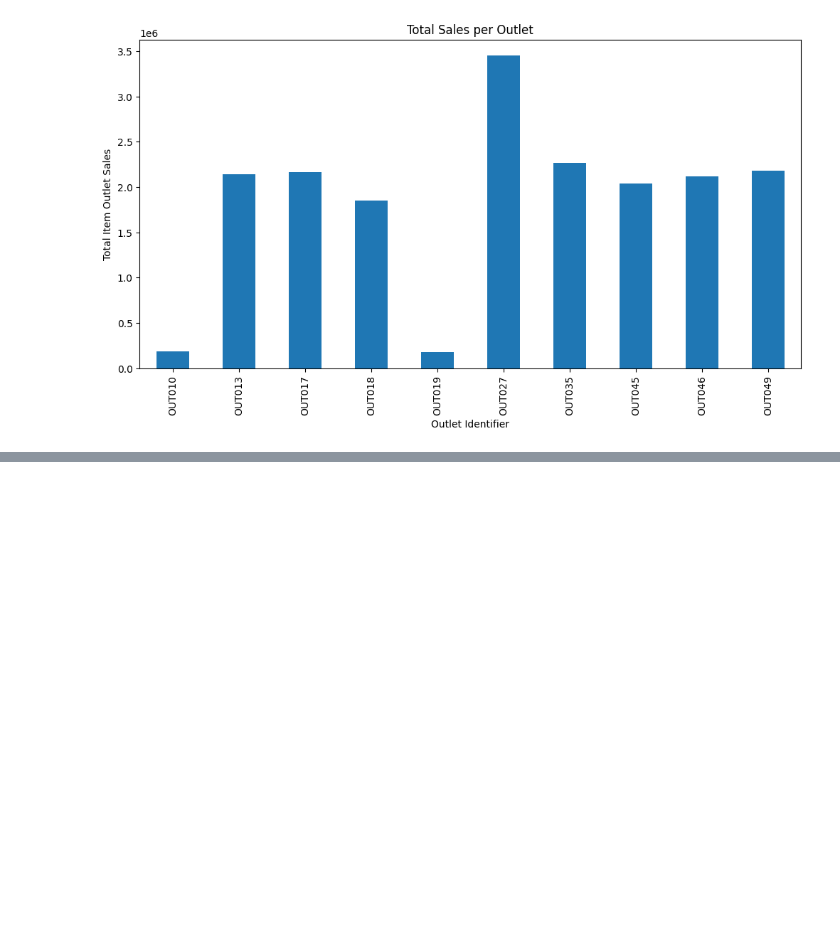
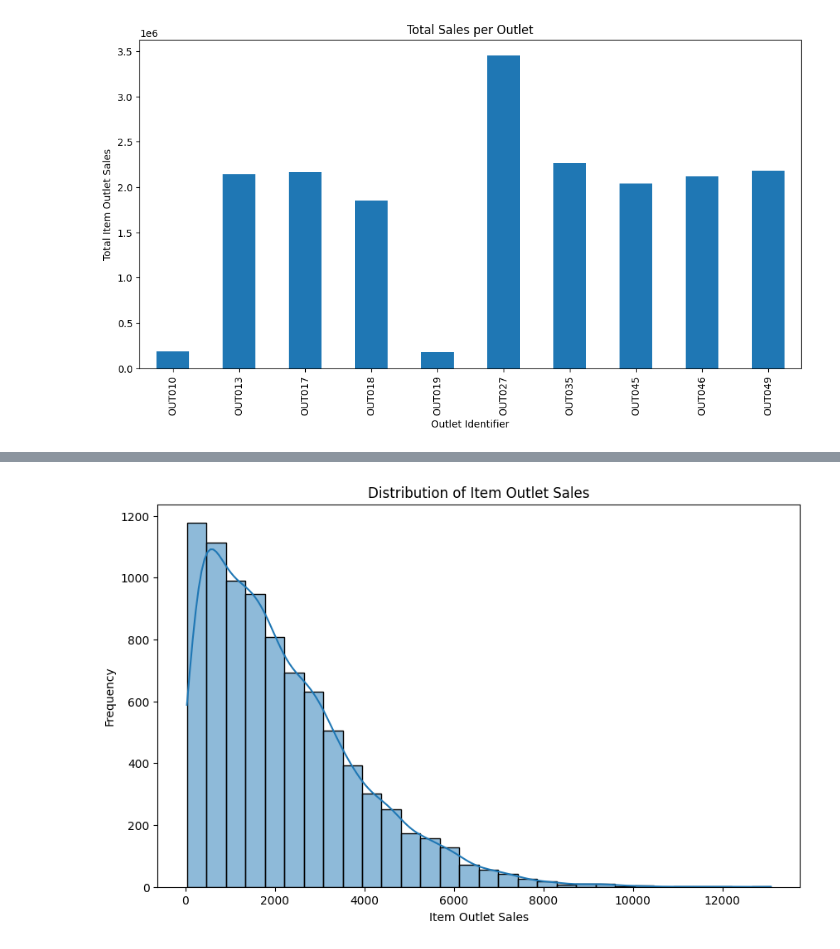
Before and after one commit to AromaDsouza/BigMart_Sales_Prediction, a Jupyter notebook: BigMart_Sales_Prediction.ipynb, the cells around one changed output, grey strips where cells are left out. Saved outputs shown, nothing was run; the diff lists cells and outputs as text; code cells hidden in the pictures; blank space fills up the shorter version.

```diff
--- a/BigMart_Sales_Prediction.ipynb
+++ b/BigMart_Sales_Prediction.ipynb
@@ -230,0 +252,10 @@ train_data['Outlet_Size'].fillna(outlet_size_mode, inplace=True)
+# %%
+# Continuing Basic EDA after preprocesssing
+plt.figure(figsize=(10, 6))
+sns.histplot(train_data['Item_Outlet_Sales'], kde=True, bins=30)
+plt.title('Distribution of Item Outlet Sales')
+plt.xlabel('Item Outlet Sales')
+plt.ylabel('Frequency')
+plt.show()
+# %% [output]
+[figure, added]
```
Also changed, not shown: parts of 5 cells of this notebook.
